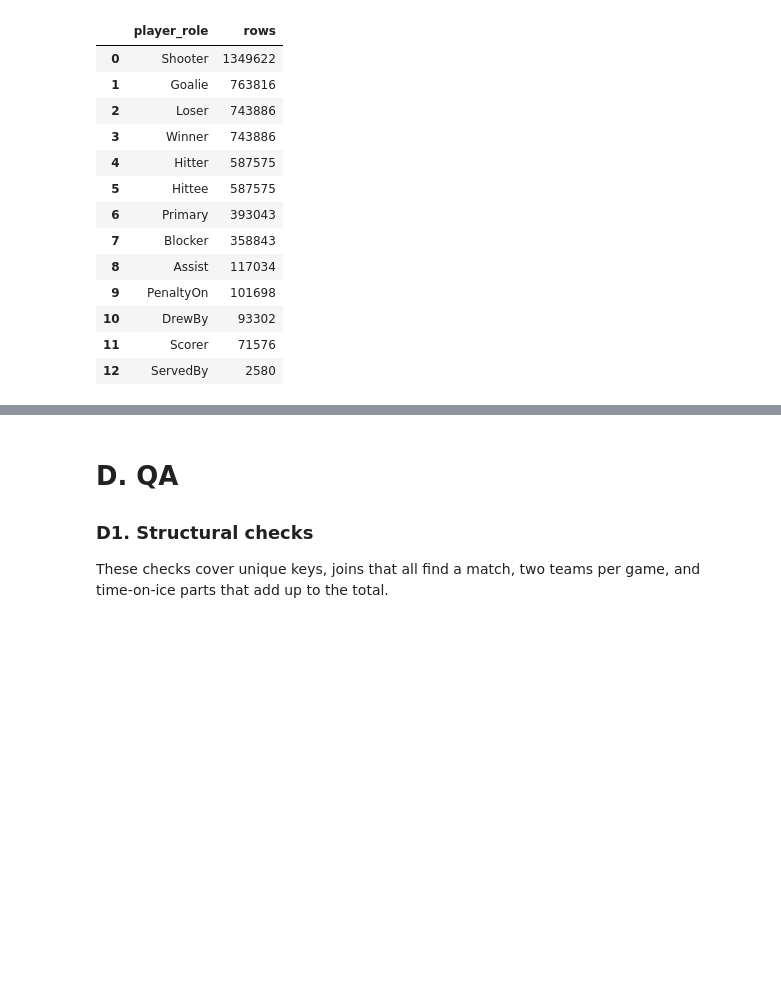
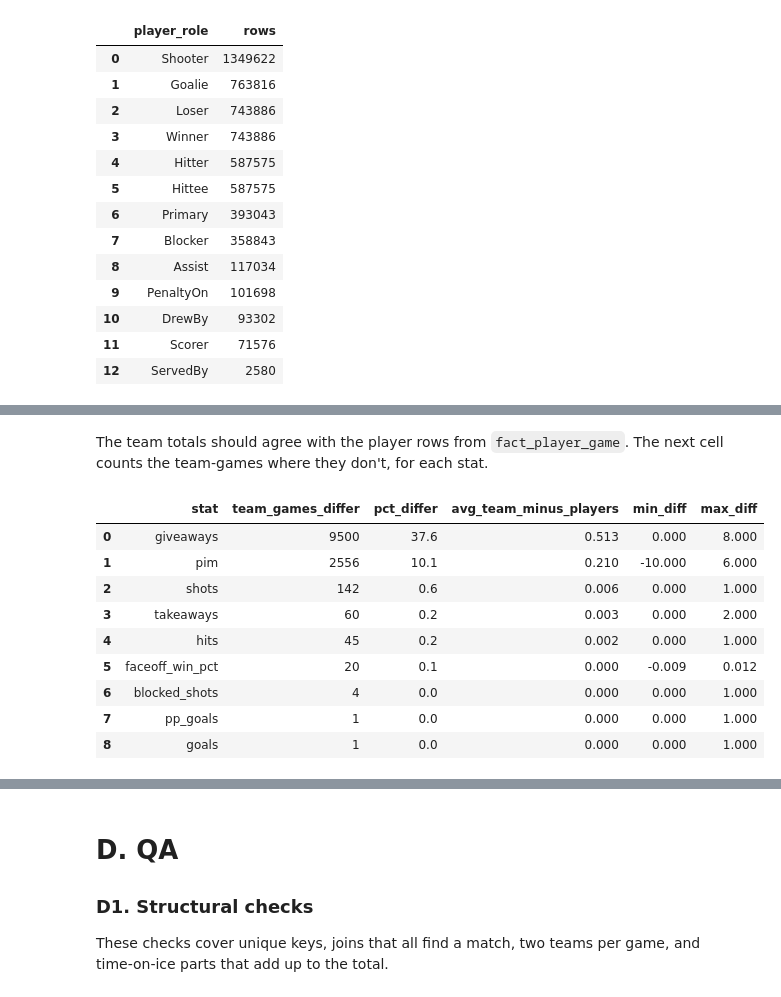
Before and after one commit to MonicccccaL/nhl_project, a Jupyter notebook: phase1_data_audit_and_cleaning.ipynb, the cells around one changed output, grey strips where cells are left out. Saved outputs shown, nothing was run; the diff lists cells and outputs as text; code cells hidden in the pictures; blank space fills up the shorter version.

```diff
--- a/phase1_data_audit_and_cleaning.ipynb
+++ b/phase1_data_audit_and_cleaning.ipynb
@@ -927,0 +993,38 @@ q("SELECT player_role, count(*) AS rows FROM bridge_play_player GROUP BY 1 ORDER
+# %% [markdown]
+The team totals should agree with the player rows from `fact_player_game`. The next cell counts the team-games where they don't, for each stat.
+# %%
+recon = q("""
+    WITH p AS (
+        SELECT game_id, team_id, sum(goals) AS goals, sum(shots) FILTER (WHERE player_role = 'Skater') AS shots,
+               sum(hits) AS hits, sum(pim) AS pim, sum(pp_goals) AS pp_goals, sum(giveaways) AS giveaways,
+               sum(takeaways) AS takeaways, sum(blocked_shots) AS blocked_shots,
+               sum(faceoff_wins) / nullif(sum(faceoffs_taken), 0) AS faceoff_win_pct
+        FROM fact_player_game GROUP BY ALL),
+    d AS (
+        SELECT t.goals_for - p.goals             AS goals,
+               t.shots_for - p.shots             AS shots,
+               t.hits - p.hits                   AS hits,
+               t.pim - p.pim                     AS pim,
+               t.pp_goals - p.pp_goals           AS pp_goals,
+               t.giveaways - p.giveaways         AS giveaways,
+               t.takeaways - p.takeaways         AS takeaways,
+               t.blocked_shots - p.blocked_shots AS blocked_shots,
+               round(t.faceoff_win_pct - p.faceoff_win_pct, 3) AS faceoff_win_pct
+        FROM fact_team_game t JOIN p USING (game_id, team_id))
+    SELECT stat, count(*) FILTER (WHERE diff <> 0) AS team_games_differ,
+           round(100.0 * count(*) FILTER (WHERE diff <> 0) / count(*), 1) AS pct_differ,
+           round(avg(diff), 3) AS avg_team_minus_players, min(diff) AS min_diff, max(diff) AS max_diff
+    FROM (UNPIVOT d ON COLUMNS(*) INTO NAME stat VALUE diff)
+    GROUP BY 1 ORDER BY 2 DESC""")
+recon
+# %% [output]
+|  | stat | team_games_differ | pct_differ | avg_team_minus_players | min_diff | max_diff |
+| 0 | giveaways | 9500 | 37.6 | 0.513 | 0.000 | 8.000 |
+| 1 | pim | 2556 | 10.1 | 0.210 | -10.000 | 6.000 |
+| 2 | shots | 142 | 0.6 | 0.006 | 0.000 | 1.000 |
+| 3 | takeaways | 60 | 0.2 | 0.003 | 0.000 | 2.000 |
+| 4 | hits | 45 | 0.2 | 0.002 | 0.000 | 1.000 |
+| 5 | faceoff_win_pct | 20 | 0.1 | 0.000 | -0.009 | 0.012 |
+| 6 | blocked_shots | 4 | 0.0 | 0.000 | 0.000 | 1.000 |
+| 7 | pp_goals | 1 | 0.0 | 0.000 | 0.000 | 1.000 |
+| 8 | goals | 1 | 0.0 | 0.000 | 0.000 | 1.000 |
```
Also changed, not shown: parts of 7 cells of this notebook, 1 other file.
